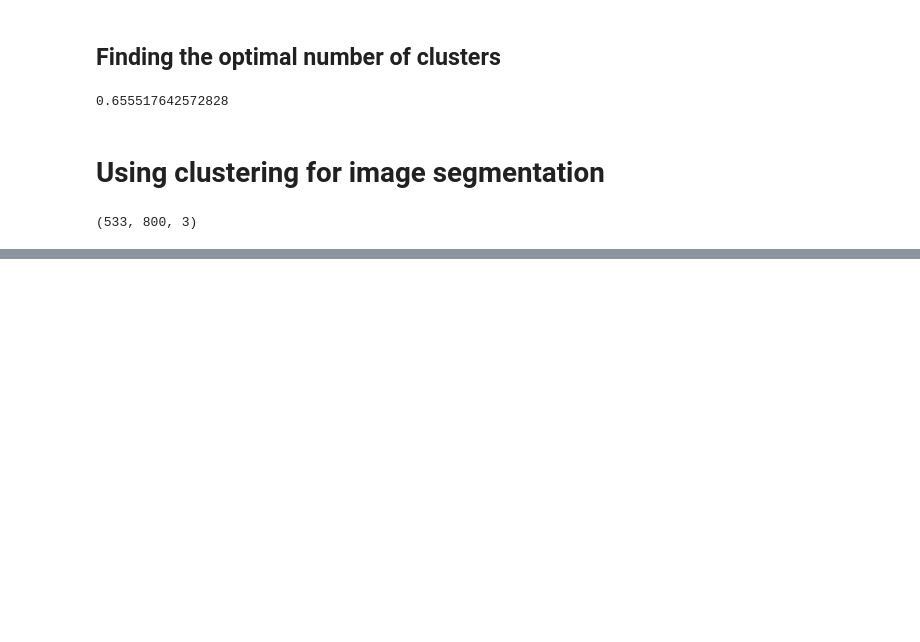
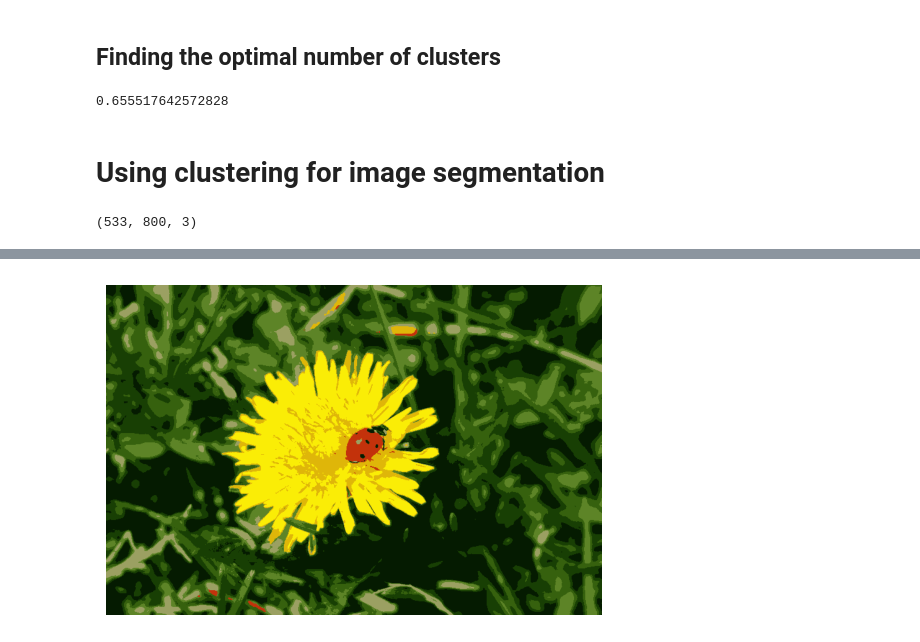
Before and after one commit to juliovr/homl, a Jupyter notebook: 09_unsupervised_learning_techniques.ipynb, the cells around one changed output, grey strips where cells are left out. Drawn from its saved outputs; the diff is of its cells as text; code cells hidden in the pictures; blank space fills up the shorter version.

```diff
--- a/09_unsupervised_learning_techniques.ipynb
+++ b/09_unsupervised_learning_techniques.ipynb
@@ -148,0 +177,6 @@ image.shape
+# %%
+plt.imshow(segmented_img / 255) # Divide by 255 to make the floats fit in the range of 0..1
+plt.axis("off")
+plt.show()
+# %% [output]
+[figure, added]
```
Also changed, not shown: parts of 22 cells of this notebook.
